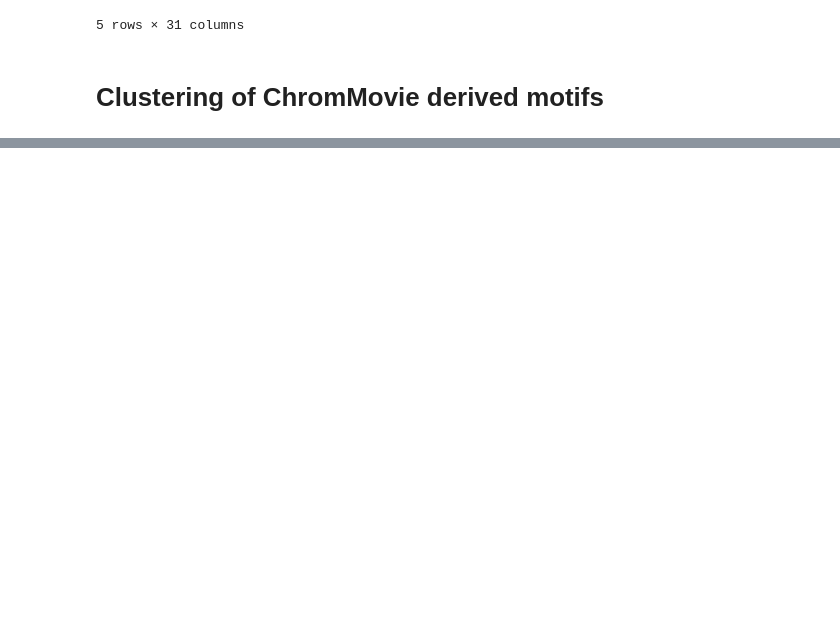
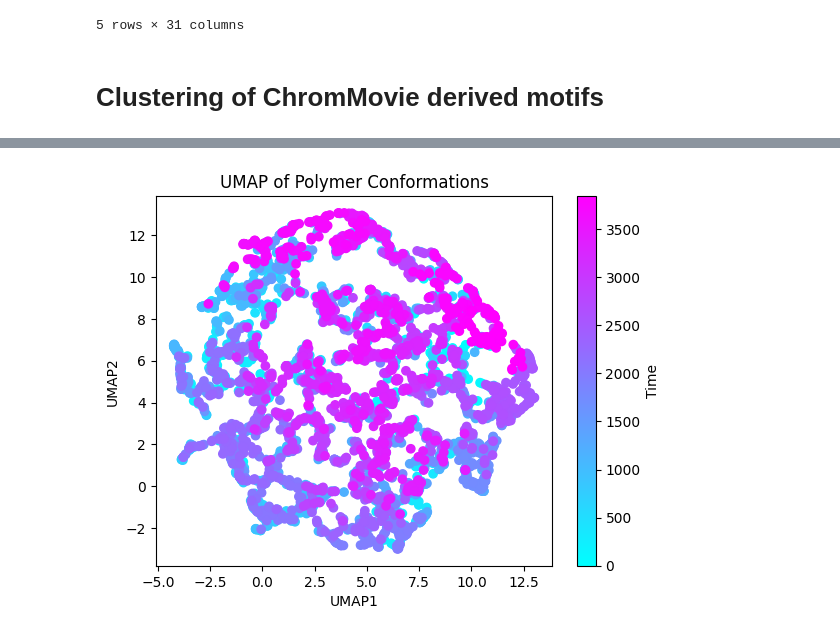
Before and after one commit to SFGLab/Team8_PhaseSpecific_Chromatin_Changes, a Jupyter notebook: 3D_models_structure_clustering.ipynb, the cells around one changed output, grey strips where cells are left out. Cells and saved outputs as stored; diff of their text form; code cells hidden in the pictures; blank space fills up the shorter version.

```diff
--- a/3D_models_structure_clustering.ipynb
+++ b/3D_models_structure_clustering.ipynb
@@ -95,10 +159,12 @@ plt.show()
 # %%
-reducer = umap.UMAP(n_neighbors=15, min_dist=0.1, metric='euclidean', random_state=42)
+reducer = umap.UMAP(n_neighbors=5, min_dist=0.1, metric='euclidean', random_state=42)
 reduced_umap = reducer.fit_transform(kmers)
 
 plt.scatter(reduced_umap[:, 0], reduced_umap[:, 1], c=range(len(reduced_umap)), cmap='cool')
 plt.title('UMAP of Polymer Conformations')
 plt.xlabel('UMAP1')
 plt.ylabel('UMAP2')
 plt.colorbar(label='Time')
 plt.show()
+# %% [output]
+[figure, added]
```
Also changed, not shown: parts of 12 cells of this notebook.
